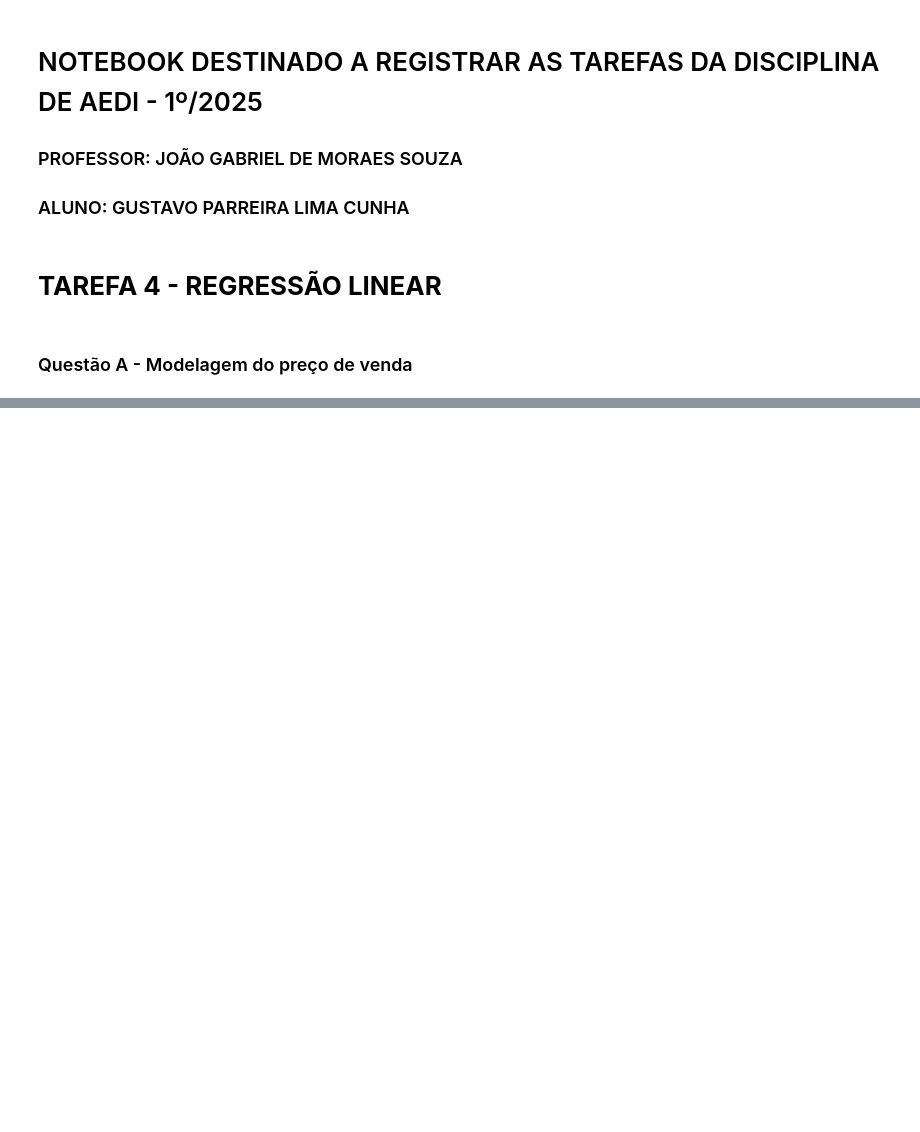
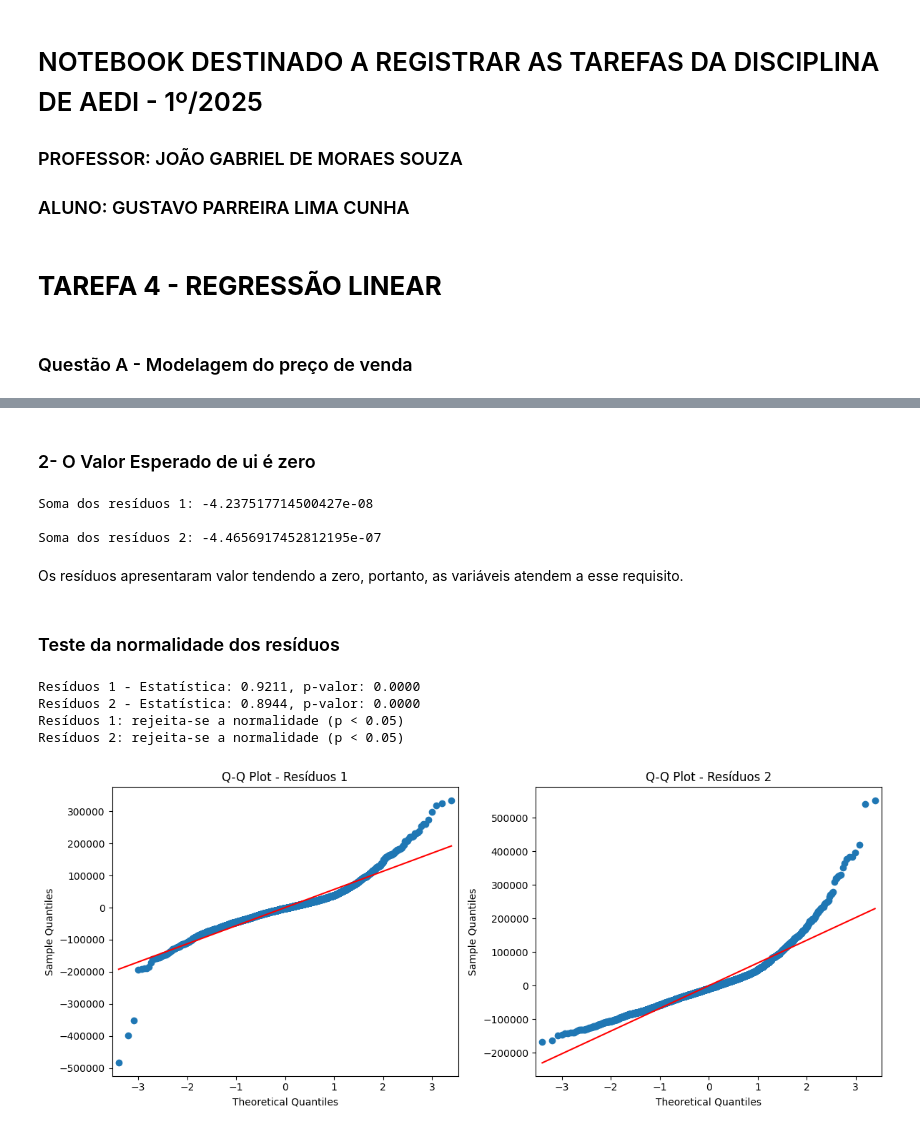
Before and after one commit to gustavo-plc/PyStatistics, a Jupyter notebook: AEDI_T4.ipynb, the cells around one changed output, grey strips where cells are left out. Saved outputs shown, nothing was run; the diff lists cells and outputs as text; code cells hidden in the pictures; blank space fills up the shorter version.

```diff
--- a/AEDI_T4.ipynb
+++ b/AEDI_T4.ipynb
@@ -154,0 +201,69 @@ plt.show()
+# %% [markdown]
+### 2- O Valor Esperado de ui é zero
+# %%
+# Resíduos (erros)
+residuos1 = y1 - y_pred1
+
+residuos2 = y1 - y_pred2
+
+# Soma dos resíduos
+soma_residuos1 = residuos1.sum()
+
+soma_residuos2 = residuos2.sum()
+
+print("Soma dos resíduos 1:", soma_residuos1)
+print()
+print("Soma dos resíduos 2:", soma_residuos2)
+# %% [output]
+Soma dos resíduos 1: -4.237517714500427e-08
+
+Soma dos resíduos 2: -4.4656917452812195e-07
+# %% [markdown]
+Os resíduos apresentaram valor tendendo a zero, portanto, as variáveis atendem a esse requisito.
+# %% [markdown]
+### Teste da normalidade dos resíduos
+# %%
+from scipy.stats import shapiro
+
+# Teste de normalidade dos resíduos
+stat1, p1 = shapiro(residuos1)
+stat2, p2 = shapiro(residuos2)
+
+print(f"Resíduos 1 - Estatística: {stat1:.4f}, p-valor: {p1:.4f}")
+print(f"Resíduos 2 - Estatística: {stat2:.4f}, p-valor: {p2:.4f}")
+
+# Interpretação
+if p1 < 0.05:
+    print("Resíduos 1: rejeita-se a normalidade (p < 0.05)")
+else:
+    print("Resíduos 1: não se rejeita a normalidade")
+
+if p2 < 0.05:
+    print("Resíduos 2: rejeita-se a normalidade (p < 0.05)")
+else:
+    print("Resíduos 2: não se rejeita a normalidade")
+
+
+import matplotlib.pyplot as plt
+import statsmodels.api as sm
+
+# Q-Q Plot para resíduos 1
+plt.figure(figsize=(12, 5))
+
+plt.subplot(1, 2, 1)
+sm.qqplot(residuos1, line='s', ax=plt.gca())
+plt.title('Q-Q Plot - Resíduos 1')
+
+# Q-Q Plot para resíduos 2
+plt.subplot(1, 2, 2)
+sm.qqplot(residuos2, line='s', ax=plt.gca())
+plt.title('Q-Q Plot - Resíduos 2')
+
+plt.tight_layout()
+plt.show()
+# %% [output]
+Resíduos 1 - Estatística: 0.9211, p-valor: 0.0000
+Resíduos 2 - Estatística: 0.8944, p-valor: 0.0000
+Resíduos 1: rejeita-se a normalidade (p < 0.05)
+Resíduos 2: rejeita-se a normalidade (p < 0.05)
+[figure, added]
```
Also changed, not shown: parts of 18 cells of this notebook.
